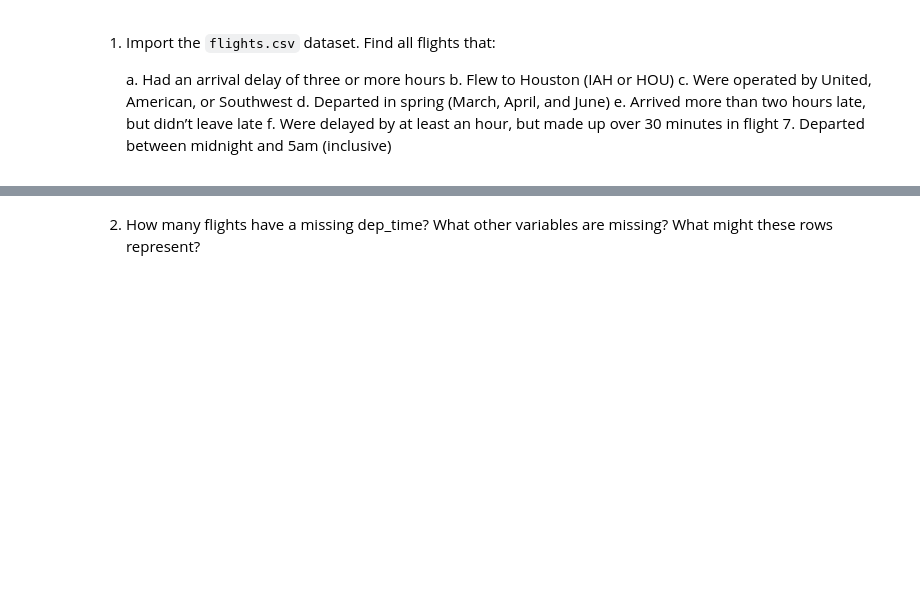
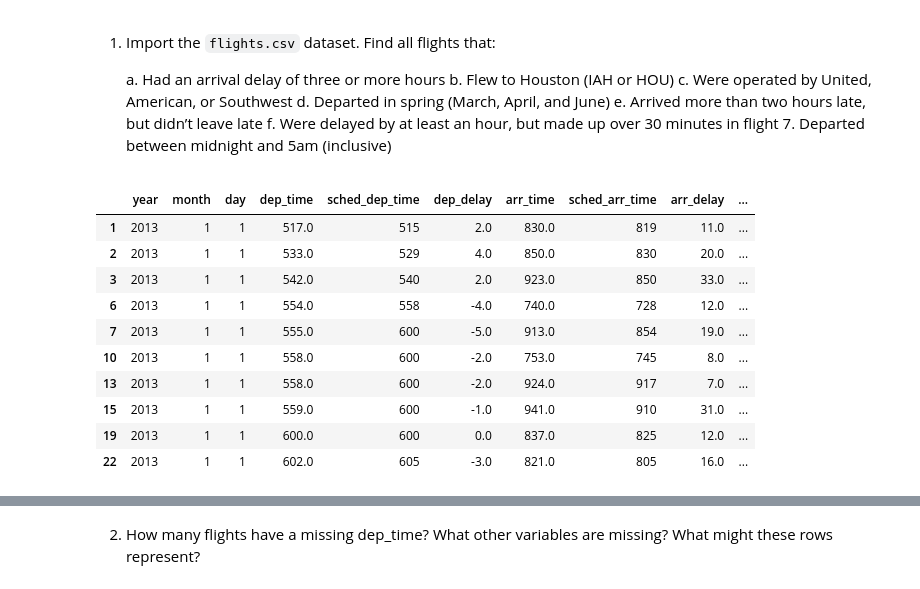
Before and after one commit to qlab-intro-python/tarea-2-jorge-dongo-joshua-quispe, a Jupyter notebook: tarea_2_plantilla.ipynb, the cells around one changed output, grey strips where cells are left out. Drawn from its saved outputs; the diff is of its cells as text; code cells hidden in the pictures; blank space fills up the shorter version.

```diff
--- a/tarea_2_plantilla.ipynb
+++ b/tarea_2_plantilla.ipynb
@@ -22,0 +26,15 @@ Profesor:       Victor Fuentes Campos
+# %%
+#A
+display(flights.loc[(flights['arr_delay']>=3)].head(10))
+# %% [output]
+|  | year | month | day | dep_time | sched_dep_time | dep_delay | arr_time | sched_arr_time | arr_delay | ... |
+| 1 | 2013 | 1 | 1 | 517.0 | 515 | 2.0 | 830.0 | 819 | 11.0 | ... |
+| 2 | 2013 | 1 | 1 | 533.0 | 529 | 4.0 | 850.0 | 830 | 20.0 | ... |
+| 3 | 2013 | 1 | 1 | 542.0 | 540 | 2.0 | 923.0 | 850 | 33.0 | ... |
+| 6 | 2013 | 1 | 1 | 554.0 | 558 | -4.0 | 740.0 | 728 | 12.0 | ... |
+| 7 | 2013 | 1 | 1 | 555.0 | 600 | -5.0 | 913.0 | 854 | 19.0 | ... |
+| 10 | 2013 | 1 | 1 | 558.0 | 600 | -2.0 | 753.0 | 745 | 8.0 | ... |
+| 13 | 2013 | 1 | 1 | 558.0 | 600 | -2.0 | 924.0 | 917 | 7.0 | ... |
+| 15 | 2013 | 1 | 1 | 559.0 | 600 | -1.0 | 941.0 | 910 | 31.0 | ... |
+| 19 | 2013 | 1 | 1 | 600.0 | 600 | 0.0 | 837.0 | 825 | 12.0 | ... |
+| 22 | 2013 | 1 | 1 | 602.0 | 605 | -3.0 | 821.0 | 805 | 16.0 | ... |
```
Also changed, not shown: parts of 11 cells of this notebook.
